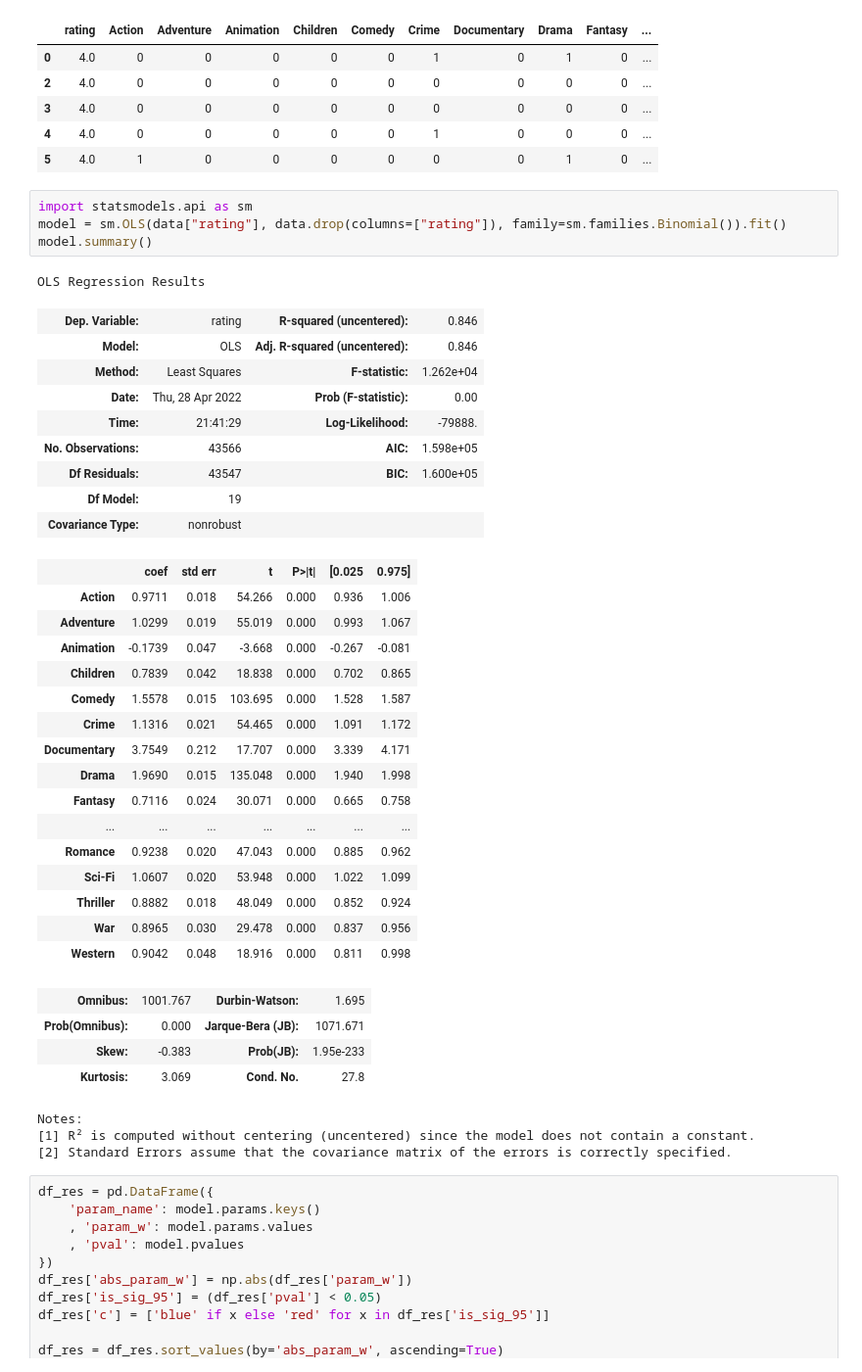
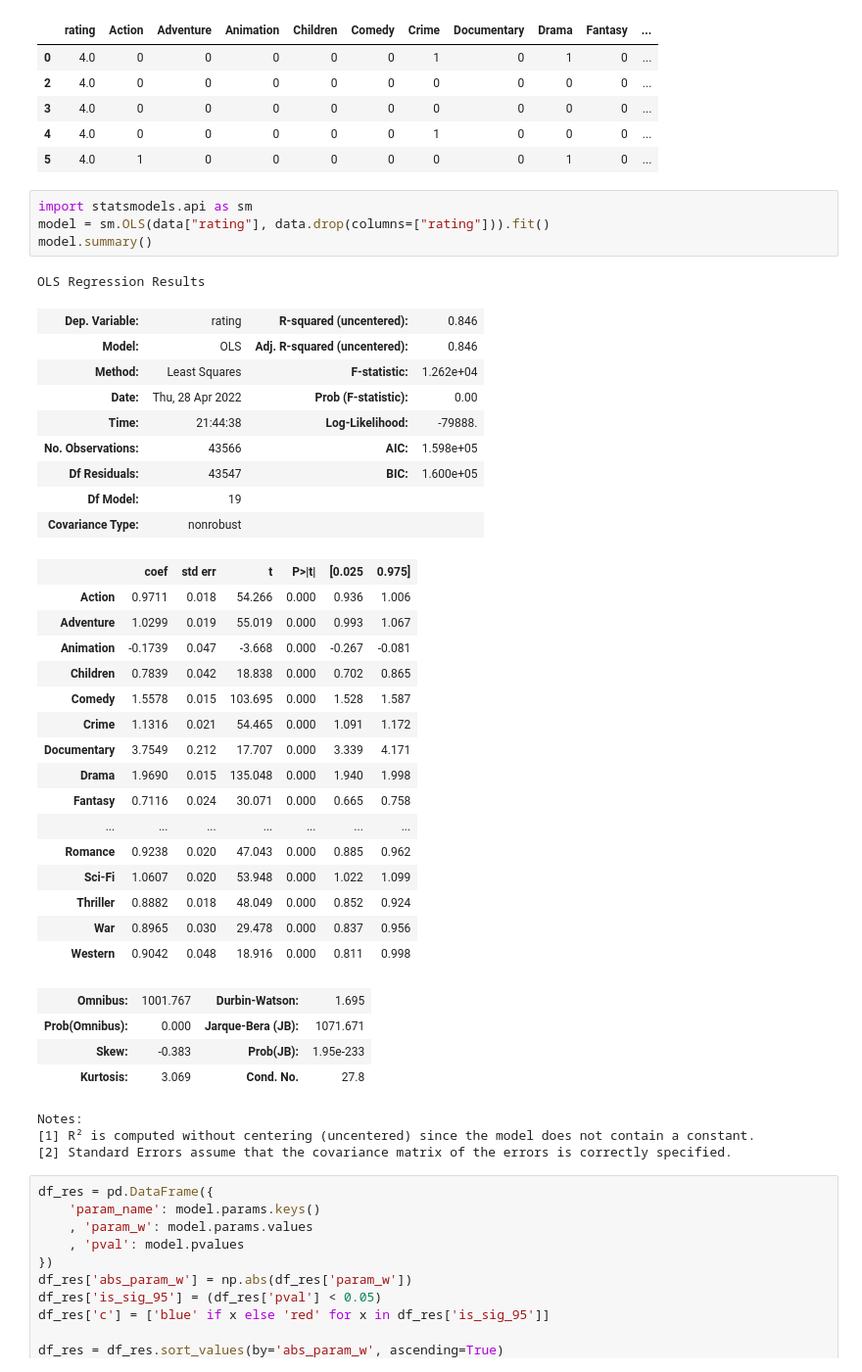
Before and after one commit to bhavesh-20/Movie-Data-Analysis, a Jupyter notebook: Project_G01.ipynb, the cells around one changed output. Shown at 98% size. Cells and saved outputs as stored; diff of their text form.

Commit message:
Remove family kwarg in ols

```diff
--- a/Project_G01.ipynb
+++ b/Project_G01.ipynb
@@ -502,15 +502,15 @@ data.head()
 | 5 | 4.0 | 1 | 0 | 0 | 0 | 0 | 0 | 0 | 1 | 0 | ... |
 # %%
 import statsmodels.api as sm
-model = sm.OLS(data["rating"], data.drop(columns=["rating"]), family=sm.families.Binomial()).fit()
+model = sm.OLS(data["rating"], data.drop(columns=["rating"])).fit()
 model.summary()
 # %% [output]
 OLS Regression Results
 | Dep. Variable: | rating | R-squared (uncentered): | 0.846 |
 | Model: | OLS | Adj. R-squared (uncentered): | 0.846 |
 | Method: | Least Squares | F-statistic: | 1.262e+04 |
 | Date: | Thu, 28 Apr 2022 | Prob (F-statistic): | 0.00 |
-| Time: | 21:41:29 | Log-Likelihood: | -79888. |
+| Time: | 21:44:38 | Log-Likelihood: | -79888. |
 | No. Observations: | 43566 | AIC: | 1.598e+05 |
 | Df Residuals: | 43547 | BIC: | 1.600e+05 |
 | Df Model: | 19 |  |  |
```
